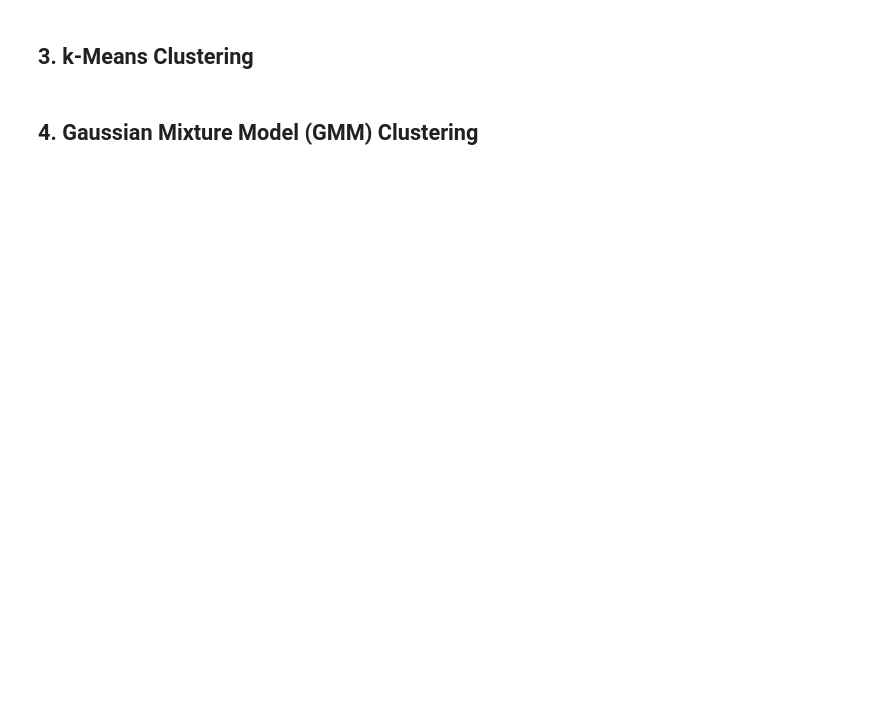
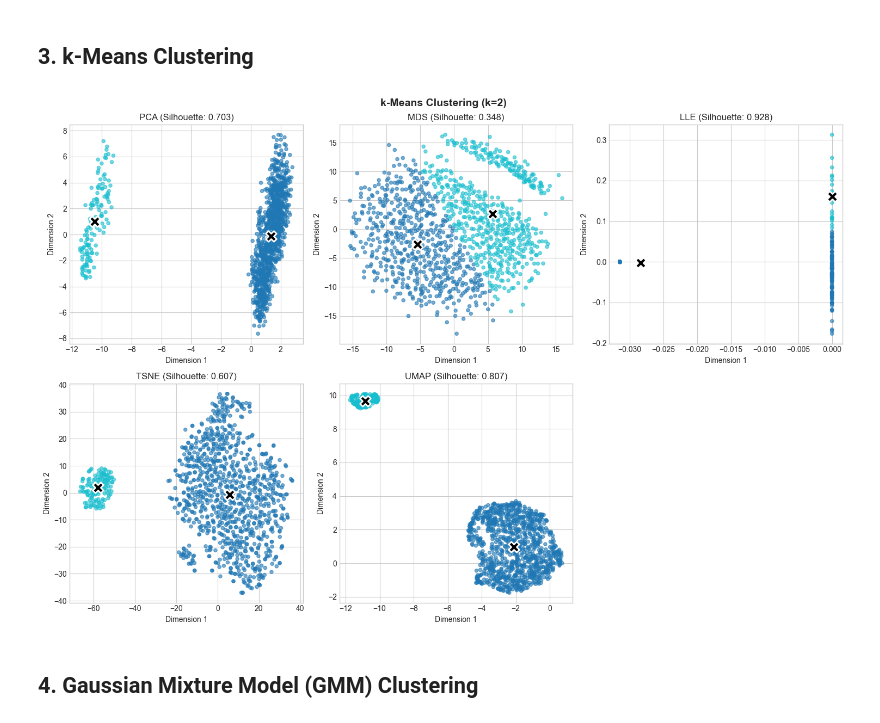
Before and after one commit to svenb23/ML-UL-FE, a Jupyter notebook: Notebooks/run_02/03_clustering.ipynb, the cells around one changed output. Cells and saved outputs as stored; diff of their text form; code cells hidden in the pictures; blank space fills up the shorter version.

```diff
--- a/Notebooks/run_02/03_clustering.ipynb
+++ b/Notebooks/run_02/03_clustering.ipynb
@@ -68,40 +68,42 @@ for method in methods:
 # %% [markdown]
 ## 3. k-Means Clustering
 # %%
-K_CLUSTERS = 3
+K_CLUSTERS = 2
 
 kmeans_results = {}
 for method in methods:
     data = reduced_data[method].values
     kmeans = KMeans(n_clusters=K_CLUSTERS, random_state=42, n_init=10)
     labels = kmeans.fit_predict(data)
     kmeans_results[method] = {
         'labels': labels,
         'centroids': kmeans.cluster_centers_,
         'silhouette': silhouette_score(data, labels)
     }
 
 fig, axes = plt.subplots(2, 3, figsize=(15, 10))
 axes = axes.flatten()
 
 for idx, method in enumerate(methods):
     ax = axes[idx]
     data = reduced_data[method].values
     labels = kmeans_results[method]['labels']
     centroids = kmeans_results[method]['centroids']
 
     ax.scatter(data[:, 0], data[:, 1], c=labels, cmap='tab10', alpha=0.6, s=20)
     ax.scatter(centroids[:, 0], centroids[:, 1], c='black', marker='X', s=200, edgecolors='white', linewidths=2)
     ax.set_title(f'{method.upper()} (Silhouette: {kmeans_results[method]["silhouette"]:.3f})')
     ax.set_xlabel('Dimension 1')
     ax.set_ylabel('Dimension 2')
 
 axes[5].axis('off')
 plt.suptitle(f'k-Means Clustering (k={K_CLUSTERS})', fontsize=14, fontweight='bold')
 plt.tight_layout()
 os.makedirs(f'../../plots/{RUN}', exist_ok=True)
 plt.savefig(f'../../plots/{RUN}/kmeans_clustering.png', dpi=150, bbox_inches='tight')
 plt.show()
+# %% [output]
+[figure, added]
 # %% [markdown]
 ## 4. Gaussian Mixture Model (GMM) Clustering
 # %%
```
Also changed, not shown: parts of 4 cells of this notebook, 6 other files.
